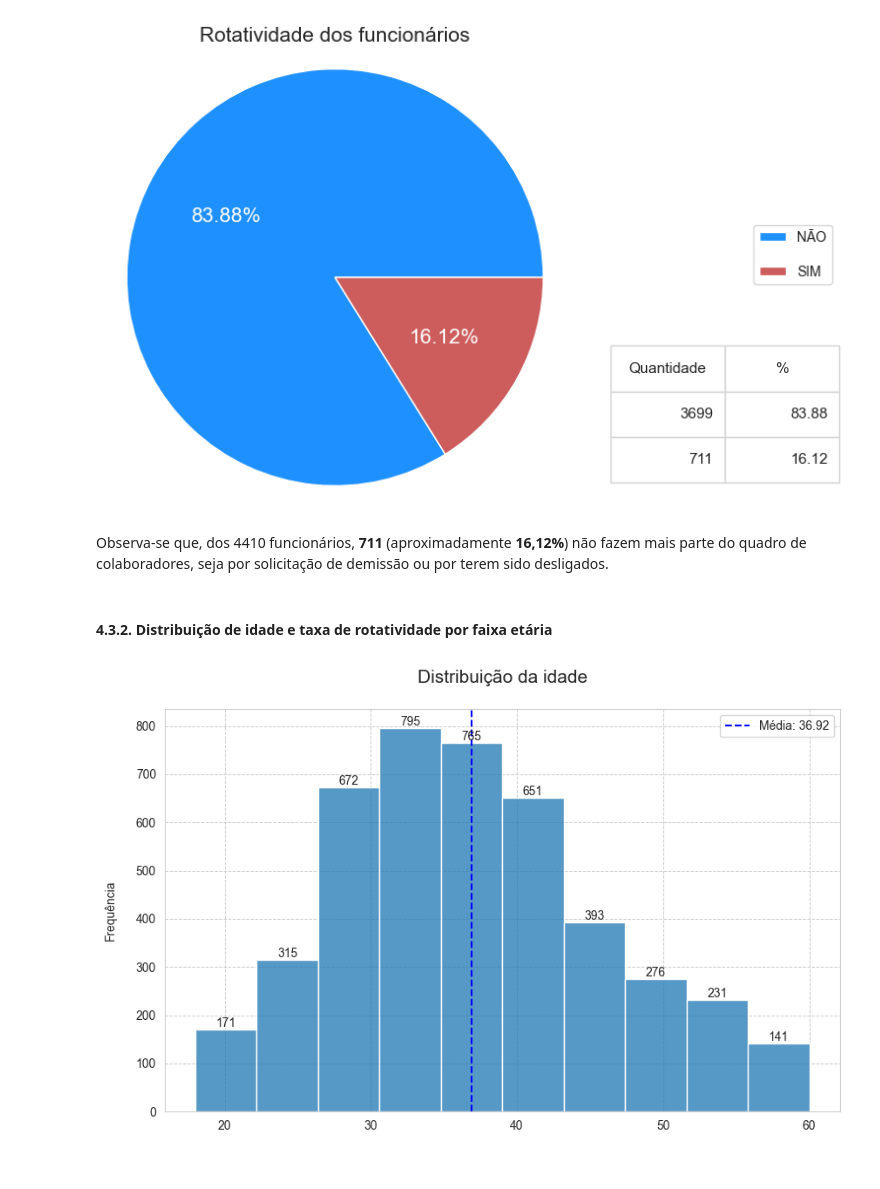
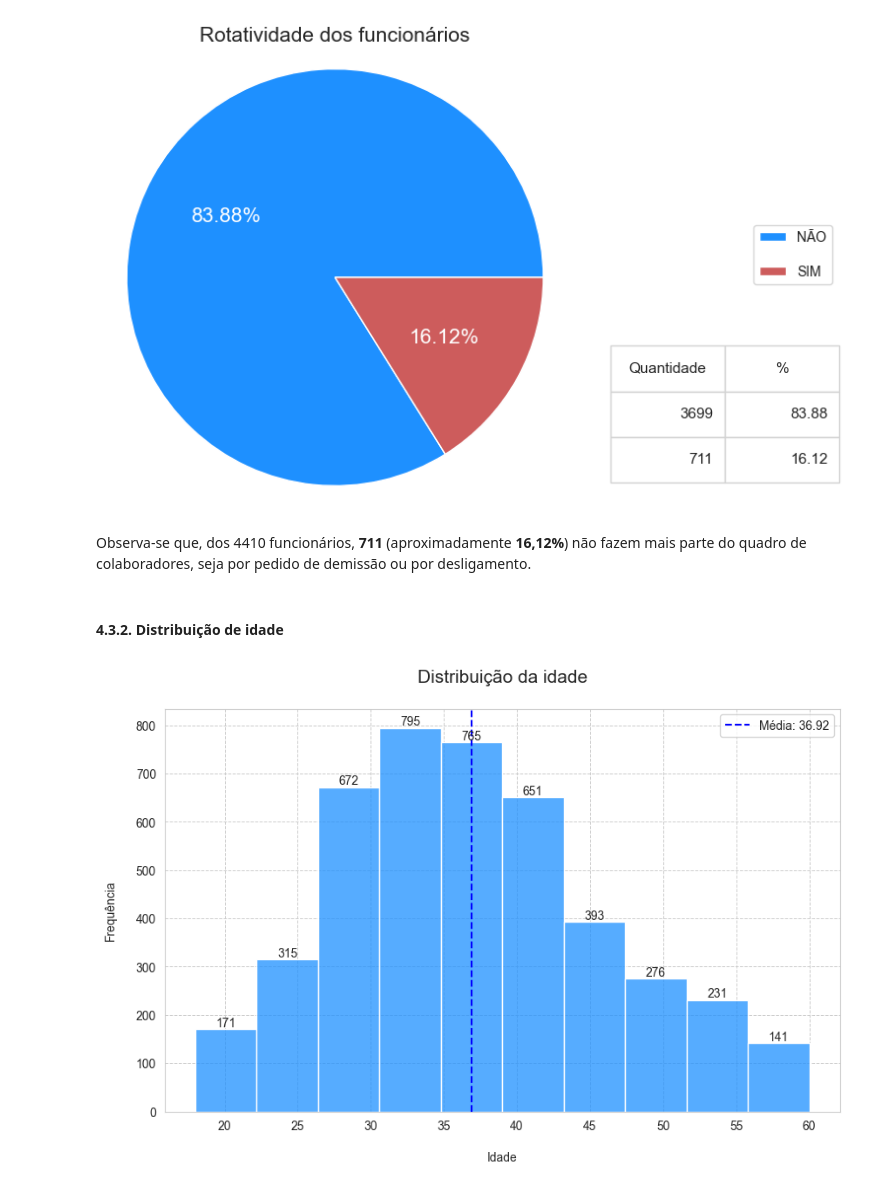
Before and after one commit to emso-exe/Analise_de_rh_-_people_analytics, a Jupyter notebook: 001_analise_de_rh.ipynb, the cells around one changed output. Saved outputs shown, nothing was run; the diff lists cells and outputs as text; code cells hidden in the pictures.

Commit message:
feat: Atualização dos gráficos e explicabilidade dos itens 4.3.2 e 4.3.3.

```diff
--- a/001_analise_de_rh.ipynb
+++ b/001_analise_de_rh.ipynb
@@ -389,30 +414,39 @@ plt.show()
 # %% [output]
 [figure]
 # %% [markdown]
-Observa-se que, dos 4410 funcionários, **711** (aproximadamente **16,12%**) não fazem mais parte do quadro de colaboradores, seja por solicitação de demissão ou por terem sido desligados.
+Observa-se que, dos 4410 funcionários, **711** (aproximadamente **16,12%**) não fazem mais parte do quadro de colaboradores, seja por pedido de demissão ou por desligamento.
 # %% [markdown]
-#### 4.3.2. Distribuição de idade e taxa de rotatividade por faixa etária
+#### 4.3.2. Distribuição de idade
 # %%
 # Criar o gráfico histograma
 plt.subplots(figsize=(10, 6))
-plot = sns.histplot(data=df_analise, x='Idade', bins=10, kde=False)
+plot = sns.histplot(data=df_analise, x='Idade', bins=10, kde=False, color='dodgerblue')
 
 # Adicionando frequência sobre as barras
 for p in plot.patches:
     plot.annotate(f'{int(p.get_height())}', (
         p.get_x() + p.get_width() / 2., p.get_height()
         ), ha='center', va='bottom', fontsize=10)
 
 # Adicionando linha vertical para a média
 idade_media = df_analise['Idade'].mean()
 plt.axvline(x=idade_media, color='blue', linestyle='--', label=f'Média: {idade_media:.2f}')
 
+# Adicionando e formatando rótulos e título
 plot.set_title('Distribuição da idade\n', fontsize=15)
-plot.set(xlabel='', ylabel='Frequência\n')
+plot.set(xlabel='\nIdade', ylabel='Frequência\n')
 plot.tick_params(axis='both', labelsize=10)
 
+# Ajustando os rótulos do eixo x de 5 em 5 anos
+plt.xticks(range(20, 65, 5))
+
+# Formatando grade do gráfico
 plt.grid(True, which='both', linestyle='--', linewidth=0.7)
+
+# Adicionando a legenda
 plt.legend()
+
+# Exibindo o gráfico
 plt.show()
 # %% [output]
-[figure, old version]
+[figure, new version]
```
Also changed, not shown: parts of 13 cells of this notebook.
